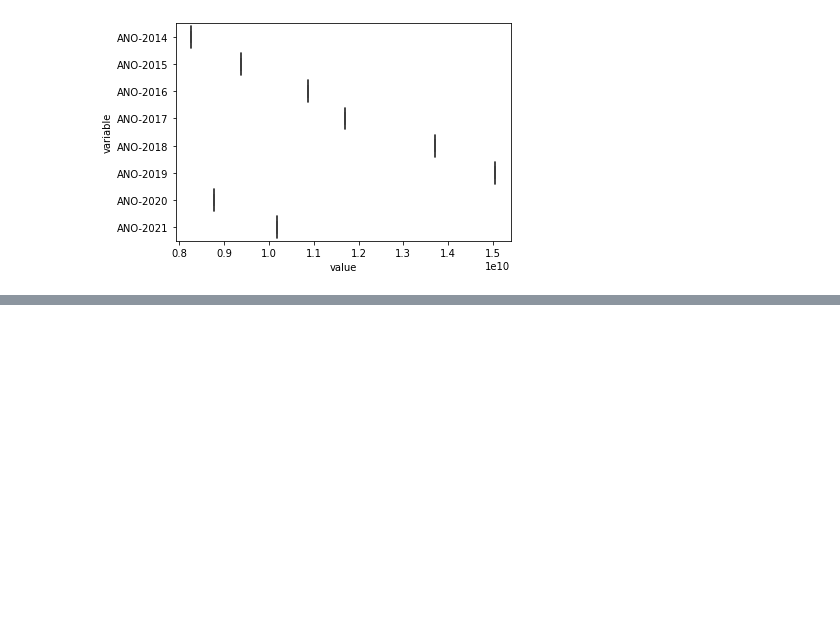
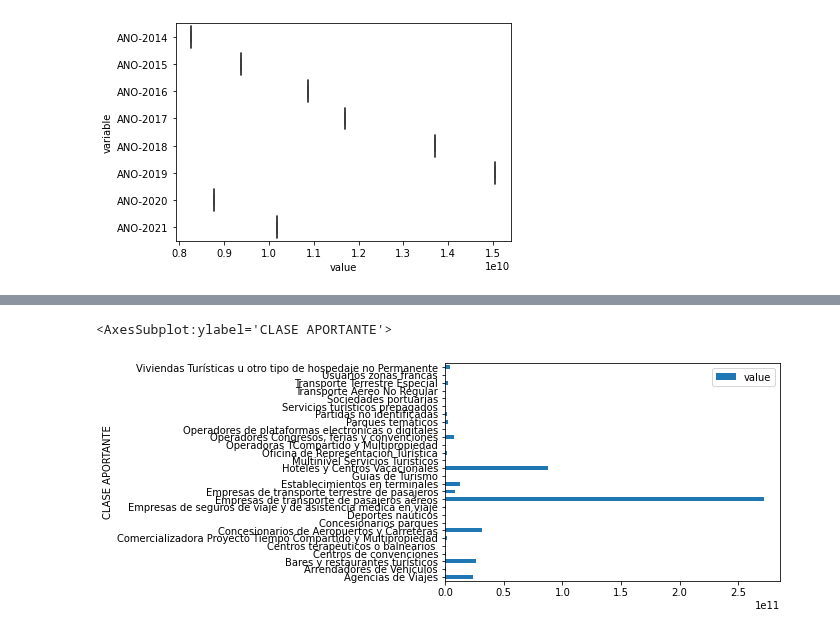
Before and after one commit to onavarrete04/Introduccion-Ciencia-Datos, a Jupyter notebook: 23. PROYECTO TURISMO - 1.ipynb, the cells around one changed output, grey strips where cells are left out. Drawn from its saved outputs; the diff is of its cells as text; code cells hidden in the pictures; blank space fills up the shorter version.

```diff
--- a/23. PROYECTO TURISMO - 1.ipynb
+++ b/23. PROYECTO TURISMO - 1.ipynb
@@ -309,0 +336,6 @@ sns.boxplot(x=a["value"], y=a["variable"])
+# %%
+a = df2.groupby("CLASE APORTANTE")["value"].sum().plot(kind="barh",legend="Reverse")
+a
+# %% [output]
+<AxesSubplot:ylabel='CLASE APORTANTE'>
+[figure, added]
```
Also changed, not shown: parts of 8 cells of this notebook.
